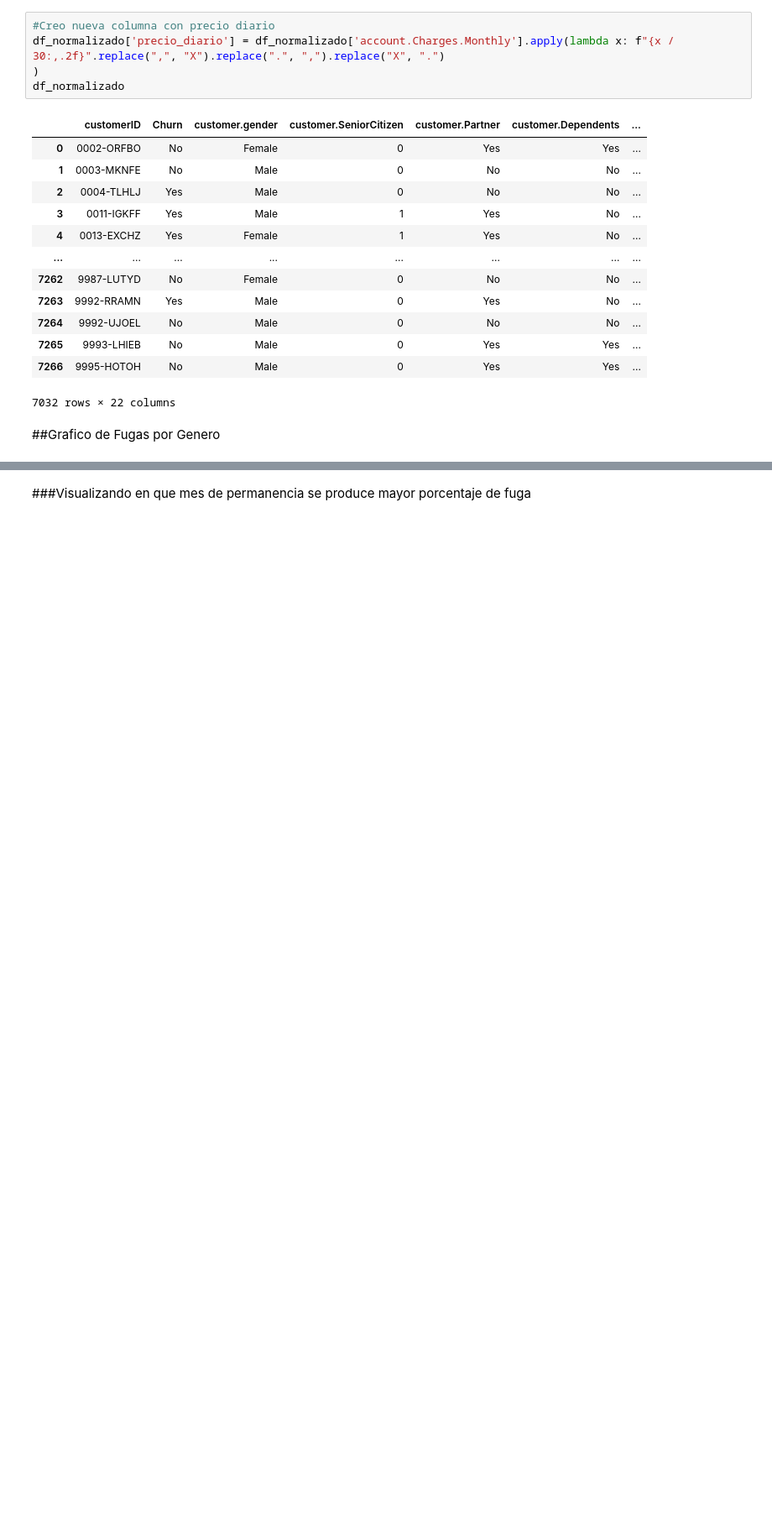
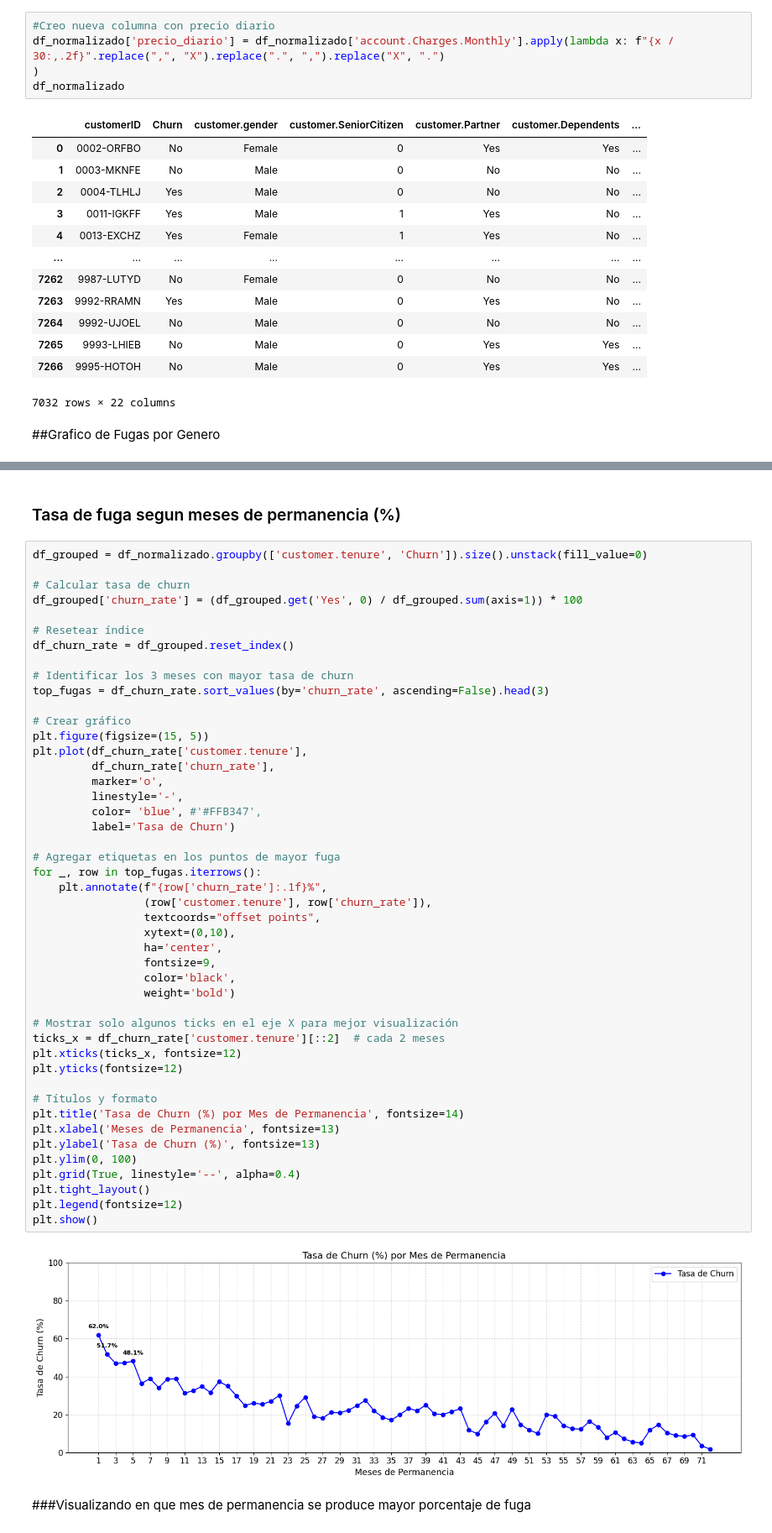
Before and after one commit to Saya-Sayita/Challenge2-TelecomX-main, a Jupyter notebook: Challenge2_TelecomX.ipynb, the cells around one changed output, grey strips where cells are left out. Shown at 84% size. Cells and saved outputs as stored; diff of their text form; blank space fills up the shorter version.

```diff
--- a/Challenge2_TelecomX.ipynb
+++ b/Challenge2_TelecomX.ipynb
@@ -573,2 +493,52 @@ plt.show()
+# %% [markdown]
+### Tasa de fuga segun meses de permanencia (%)
+# %%
+df_grouped = df_normalizado.groupby(['customer.tenure', 'Churn']).size().unstack(fill_value=0)
+
+# Calcular tasa de churn
+df_grouped['churn_rate'] = (df_grouped.get('Yes', 0) / df_grouped.sum(axis=1)) * 100
+
+# Resetear índice
+df_churn_rate = df_grouped.reset_index()
+
+# Identificar los 3 meses con mayor tasa de churn
+top_fugas = df_churn_rate.sort_values(by='churn_rate', ascending=False).head(3)
+
+# Crear gráfico
+plt.figure(figsize=(15, 5))
+plt.plot(df_churn_rate['customer.tenure'],
+         df_churn_rate['churn_rate'],
+         marker='o',
+         linestyle='-',
+         color= 'blue', #'#FFB347',
+         label='Tasa de Churn')
+
+# Agregar etiquetas en los puntos de mayor fuga
+for _, row in top_fugas.iterrows():
+    plt.annotate(f"{row['churn_rate']:.1f}%",
+                 (row['customer.tenure'], row['churn_rate']),
+                 textcoords="offset points",
+                 xytext=(0,10),
+                 ha='center',
+                 fontsize=9,
+                 color='black',
+                 weight='bold')
+
+# Mostrar solo algunos ticks en el eje X para mejor visualización
+ticks_x = df_churn_rate['customer.tenure'][::2]  # cada 2 meses
+plt.xticks(ticks_x, fontsize=12)
+plt.yticks(fontsize=12)
+
+# Títulos y formato
+plt.title('Tasa de Churn (%) por Mes de Permanencia', fontsize=14)
+plt.xlabel('Meses de Permanencia', fontsize=13)
+plt.ylabel('Tasa de Churn (%)', fontsize=13)
+plt.ylim(0, 100)
+plt.grid(True, linestyle='--', alpha=0.4)
+plt.tight_layout()
+plt.legend(fontsize=12)
+plt.show()
+# %% [output]
+[figure, added]
 # %% [markdown]
 ###Visualizando en que mes de permanencia se produce mayor porcentaje de fuga
```
Also changed, not shown: parts of 33 cells of this notebook.
